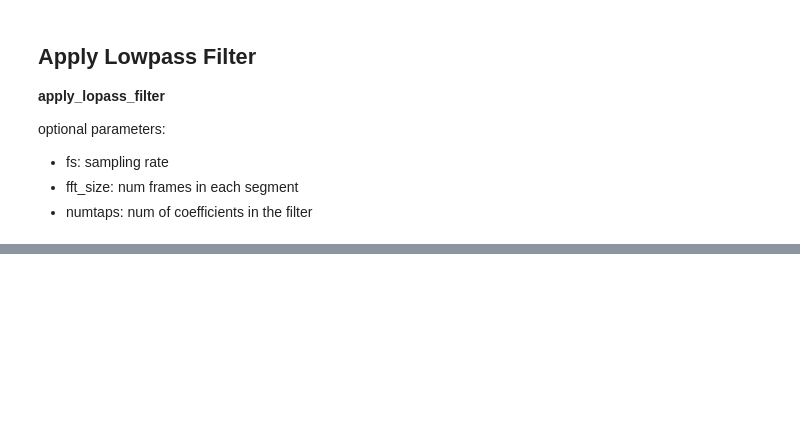
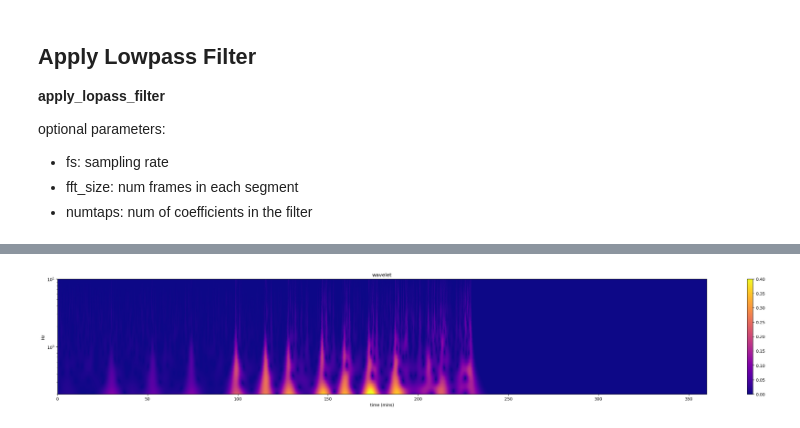
Before and after one commit to ACRLab/snazzy, a Jupyter notebook: snazzy_analysis/notebooks/plot_individual_traces.ipynb, the cells around one changed output, grey strips where cells are left out. Saved outputs shown, nothing was run; the diff lists cells and outputs as text; code cells hidden in the pictures; blank space fills up the shorter version.

Commit message:
adding prelimiary wavelet transform cell to notebook

```diff
--- a/snazzy_analysis/notebooks/plot_individual_traces.ipynb
+++ b/snazzy_analysis/notebooks/plot_individual_traces.ipynb
@@ -251,0 +277,22 @@ myplots.plot_spec(
+# %%
+import numpy as np
+import pywt
+import matplotlib.pyplot as plt
+
+# calculate wavelets
+wavelet = 'cmorl1-1'
+widths = np.geomspace(start=1,stop=50, num=100) # logarithmic scales  (num is number of scales)
+sampling_period = np.diff(time).mean()
+cwtmatr, freqs = pywt.cwt(dff, widths, wavelet, sampling_period=sampling_period)
+cwtmatr = np.abs(cwtmatr[:-1, :-1])
+
+plt.figure(figsize=(35,5))
+plt.title(f'wavelet')
+scalogram = plt.pcolormesh(time, freqs, cwtmatr, cmap='plasma', vmin=0.0, vmax=0.4)
+colorbar = plt.colorbar(scalogram)
+plt.yscale('log')
+plt.ylabel('Hz')
+plt.xlabel('time (mins)')
+plt.show()
+# %% [output]
+[figure, added]
```
Also changed, not shown: parts of 8 cells of this notebook.
